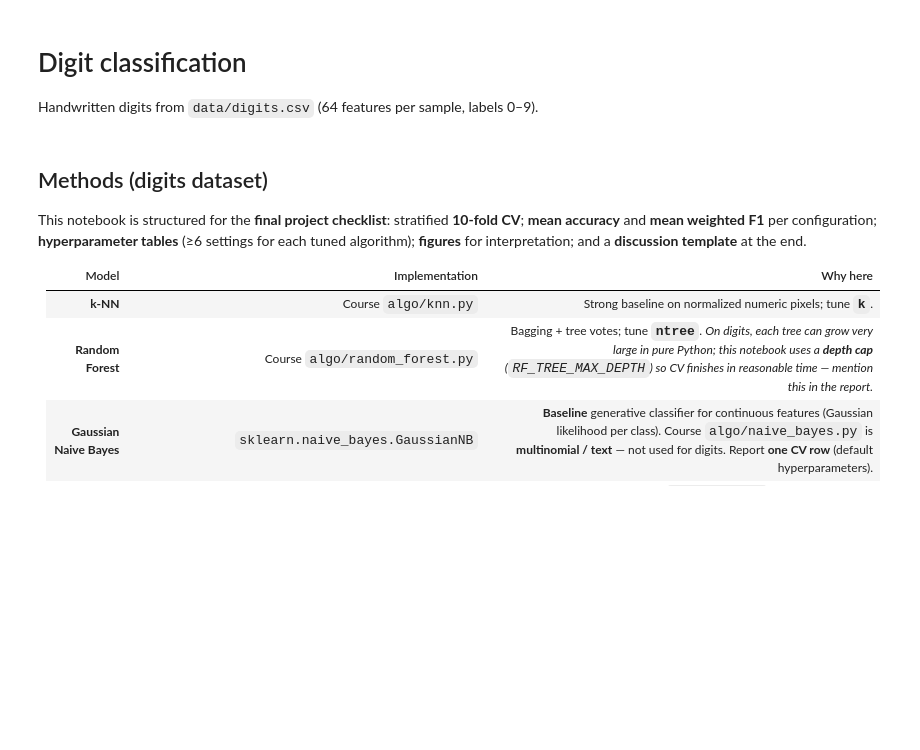
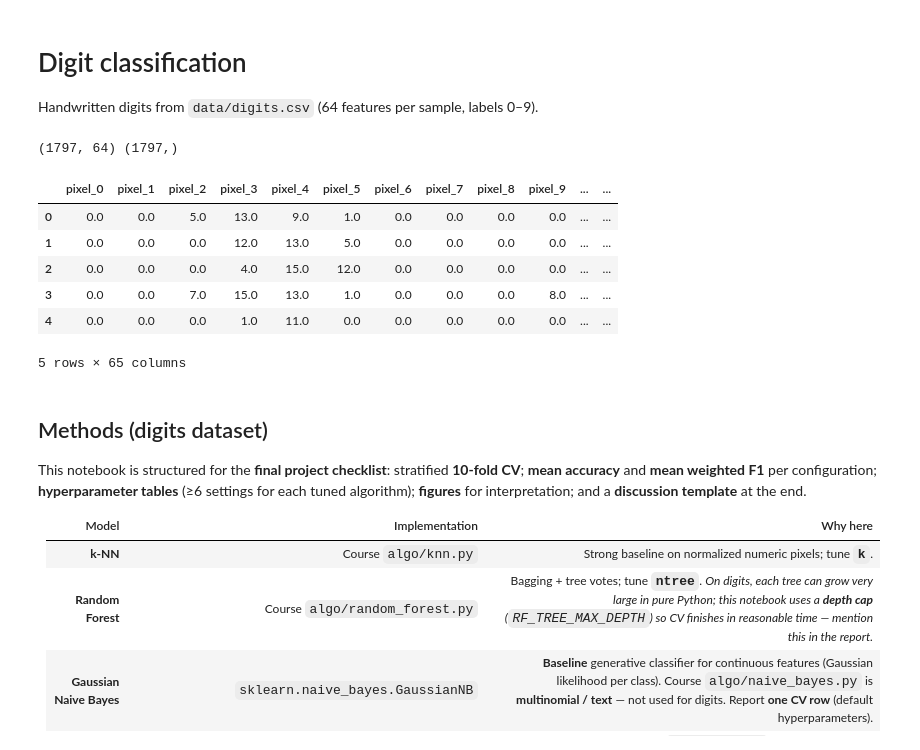
Before and after one commit to Ananya-Jha-code/589-Final-Project, a Jupyter notebook: digits_classification.ipynb, the cells around one changed output. Saved outputs shown, nothing was run; the diff lists cells and outputs as text; code cells hidden in the pictures; blank space fills up the shorter version.

```diff
--- a/digits_classification.ipynb
+++ b/digits_classification.ipynb
@@ -1,4 +0,0 @@
-# %% [markdown]
-# Digit classification
-
-Handwritten digits from `data/digits.csv` (64 features per sample, labels 0–9).
@@ -18,3 +1,29 @@ df.head()
+# %% [markdown]
+# Digit classification
+
+Handwritten digits from `data/digits.csv` (64 features per sample, labels 0–9).
+# %%
+from pathlib import Path
+
+import pandas as pd
+
+data_path = r"/content/drive/MyDrive/589FinalProject/589-Final-Project/data/digits.csv"
+df = pd.read_csv(data_path)
+
+X = df.drop(columns=["label"])
+y = df["label"]
+
+print(X.shape, y.shape)
+df.head()
+# %% [output]
+(1797, 64) (1797,)
+|  | pixel_0 | pixel_1 | pixel_2 | pixel_3 | pixel_4 | pixel_5 | pixel_6 | pixel_7 | pixel_8 | pixel_9 | ... | ... |
+| 0 | 0.0 | 0.0 | 5.0 | 13.0 | 9.0 | 1.0 | 0.0 | 0.0 | 0.0 | 0.0 | ... | ... |
+| 1 | 0.0 | 0.0 | 0.0 | 12.0 | 13.0 | 5.0 | 0.0 | 0.0 | 0.0 | 0.0 | ... | ... |
+| 2 | 0.0 | 0.0 | 0.0 | 4.0 | 15.0 | 12.0 | 0.0 | 0.0 | 0.0 | 0.0 | ... | ... |
+| 3 | 0.0 | 0.0 | 7.0 | 15.0 | 13.0 | 1.0 | 0.0 | 0.0 | 0.0 | 8.0 | ... | ... |
+| 4 | 0.0 | 0.0 | 0.0 | 1.0 | 11.0 | 0.0 | 0.0 | 0.0 | 0.0 | 0.0 | ... | ... |
+5 rows × 65 columns
 # %% [markdown]
 ## Methods (digits dataset)
 
```
Also changed, not shown: parts of 12 cells of this notebook, 11 other files.
